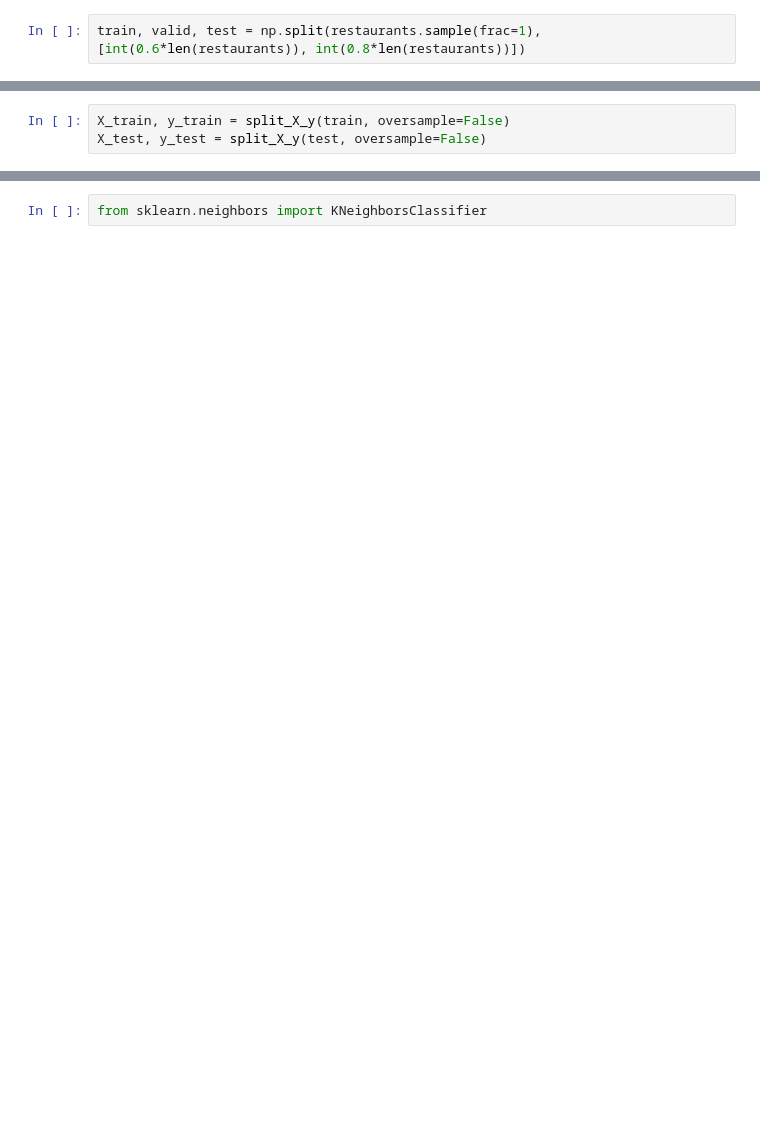
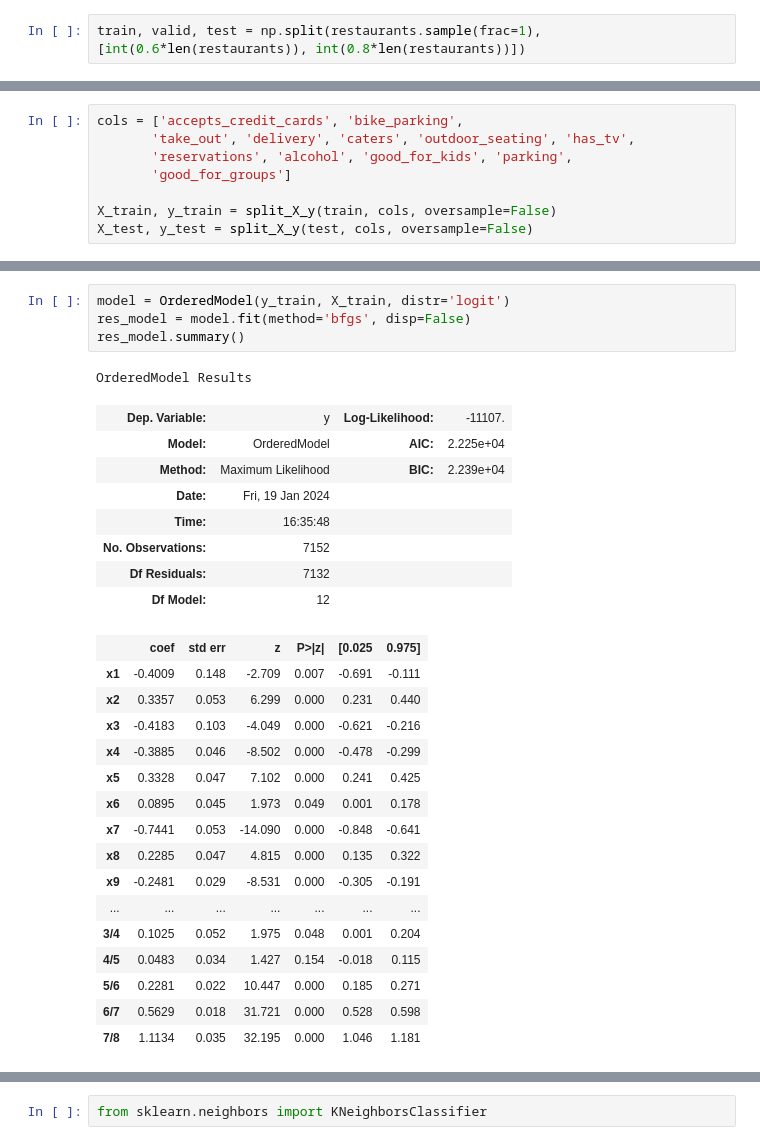
Before and after one commit to raska0010/yelp-customer-reviews, a Jupyter notebook: data_cleaning.ipynb, the cells around one changed output, grey strips where cells are left out. Saved outputs shown, nothing was run; the diff lists cells and outputs as text; blank space fills up the shorter version.

```diff
--- a/data_cleaning.ipynb
+++ b/data_cleaning.ipynb
@@ -283,3 +326,8 @@ def split_X_y(dataframe, oversample=False):
 # %%
-X_train, y_train = split_X_y(train, oversample=False)
-X_test, y_test = split_X_y(test, oversample=False)
+cols = ['accepts_credit_cards', 'bike_parking',
+       'take_out', 'delivery', 'caters', 'outdoor_seating', 'has_tv',
+       'reservations', 'alcohol', 'good_for_kids', 'parking',
+       'good_for_groups']
+
+X_train, y_train = split_X_y(train, cols, oversample=False)
+X_test, y_test = split_X_y(test, cols, oversample=False)
@@ -308,0 +334,30 @@ weighted avg       0.55      0.58      0.52      2384
+# %%
+model = OrderedModel(y_train, X_train, distr='logit')
+res_model = model.fit(method='bfgs', disp=False)
+res_model.summary()
+# %% [output]
+OrderedModel Results
+| Dep. Variable: | y | Log-Likelihood: | -11107. |
+| Model: | OrderedModel | AIC: | 2.225e+04 |
+| Method: | Maximum Likelihood | BIC: | 2.239e+04 |
+| Date: | Fri, 19 Jan 2024 |  |  |
+| Time: | 16:35:48 |  |  |
+| No. Observations: | 7152 |  |  |
+| Df Residuals: | 7132 |  |  |
+| Df Model: | 12 |  |  |
+|  | coef | std err | z | P>|z| | [0.025 | 0.975] |
+| x1 | -0.4009 | 0.148 | -2.709 | 0.007 | -0.691 | -0.111 |
+| x2 | 0.3357 | 0.053 | 6.299 | 0.000 | 0.231 | 0.440 |
+| x3 | -0.4183 | 0.103 | -4.049 | 0.000 | -0.621 | -0.216 |
+| x4 | -0.3885 | 0.046 | -8.502 | 0.000 | -0.478 | -0.299 |
+| x5 | 0.3328 | 0.047 | 7.102 | 0.000 | 0.241 | 0.425 |
+| x6 | 0.0895 | 0.045 | 1.973 | 0.049 | 0.001 | 0.178 |
+| x7 | -0.7441 | 0.053 | -14.090 | 0.000 | -0.848 | -0.641 |
+| x8 | 0.2285 | 0.047 | 4.815 | 0.000 | 0.135 | 0.322 |
+| x9 | -0.2481 | 0.029 | -8.531 | 0.000 | -0.305 | -0.191 |
+| ... | ... | ... | ... | ... | ... | ... |
+| 3/4 | 0.1025 | 0.052 | 1.975 | 0.048 | 0.001 | 0.204 |
+| 4/5 | 0.0483 | 0.034 | 1.427 | 0.154 | -0.018 | 0.115 |
+| 5/6 | 0.2281 | 0.022 | 10.447 | 0.000 | 0.185 | 0.271 |
+| 6/7 | 0.5629 | 0.018 | 31.721 | 0.000 | 0.528 | 0.598 |
+| 7/8 | 1.1134 | 0.035 | 32.195 | 0.000 | 1.046 | 1.181 |
```
Also changed, not shown: parts of 44 cells of this notebook.
